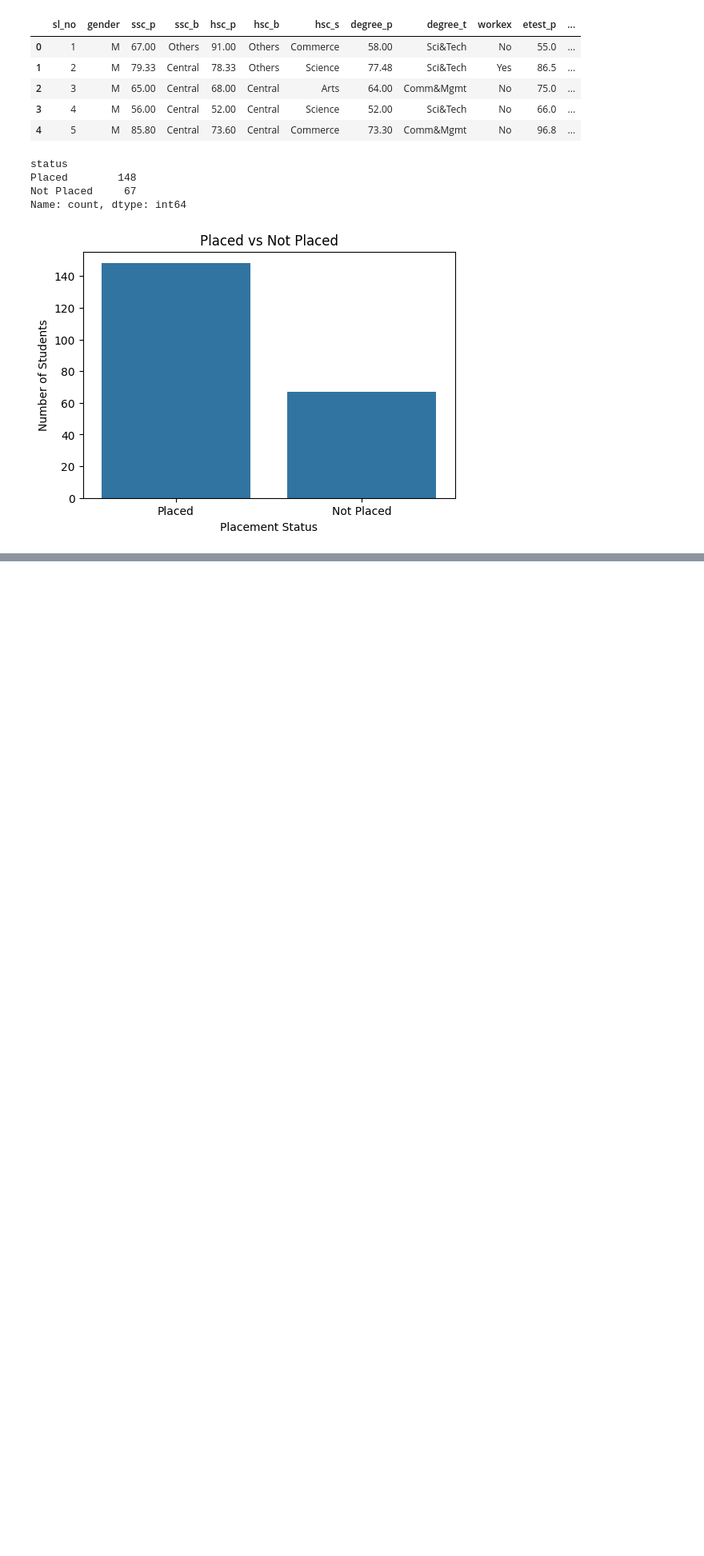
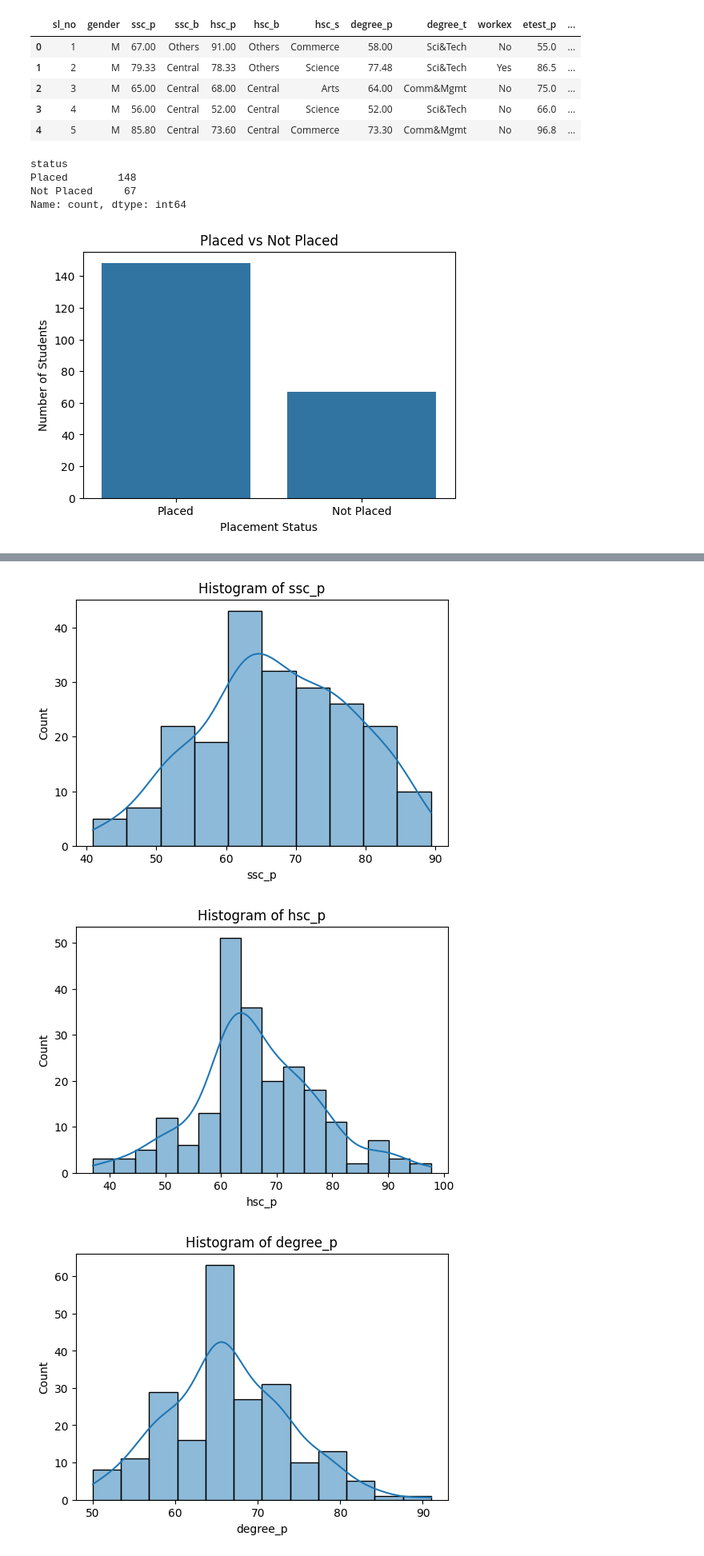
Before and after one commit to sat-06/CareerPath, a Jupyter notebook: notebooks/02_eda.ipynb, the cells around one changed output, grey strips where cells are left out. Shown at 80% size. Cells and saved outputs as stored; diff of their text form; code cells hidden in the pictures; blank space fills up the shorter version.

```diff
--- a/notebooks/02_eda.ipynb
+++ b/notebooks/02_eda.ipynb
@@ -33,0 +41,14 @@ plt.show()
+# %%
+hist_list = ['ssc_p', 'hsc_p', 'degree_p', 'etest_p', 'mba_p', 'salary']
+
+for col in hist_list:
+    plt.figure(figsize=(6,4))
+    sns.histplot(data=df, x=col, kde=True)
+    plt.title(f"Histogram of {col}")
+    plt.xlabel(col)
+    plt.ylabel("Count")
+    plt.show()
+# %% [output]
+[figure, added]
+[figure, added]
+[figure, added]
```
Also changed, not shown: parts of 2 cells of this notebook.
